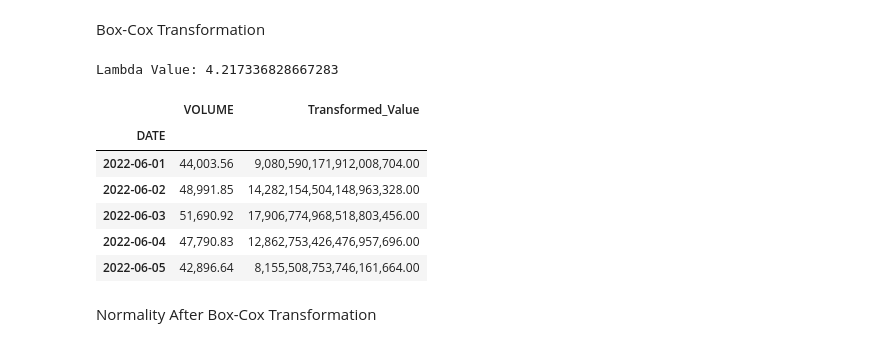
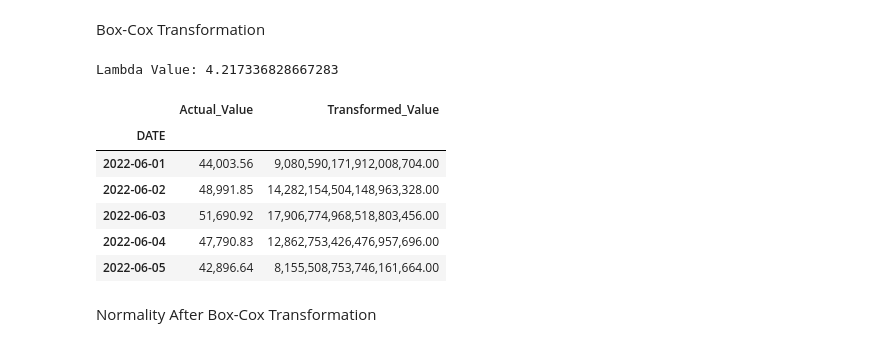
Before and after one commit to RizkiRiyadi/ForecastGasDemandKarawang, a Jupyter notebook: ForecastTest.ipynb, the cells around one changed output. Saved outputs shown, nothing was run; the diff lists cells and outputs as text; code cells hidden in the pictures.

```diff
--- a/ForecastTest.ipynb
+++ b/ForecastTest.ipynb
@@ -131,19 +176,20 @@ Box-Cox Transformation
 # %%
 # Apply Box-Cox transformation to the time series data
 transformed_data, lambda_value = boxcox(df['VOLUME'])
 
 # Create a new DataFrame with the transformed data
 transformed_df = pd.DataFrame({'Transformed_Value': transformed_data}, index=df.index)
 
 # Concatenate the original and transformed dataframes
 result_df = pd.concat([df, transformed_df], axis=1)
+result_df = result_df.rename(columns={'VOLUME':'Actual_Value'})
 
 # Print the combined DataFrame
 print("Lambda Value:", lambda_value)
 result_df.head()
 # %% [output]
 Lambda Value: 4.217336828667283
-|  | VOLUME | Transformed_Value |
+|  | Actual_Value | Transformed_Value |
 | DATE |  |  |
 | 2022-06-01 | 44,003.56 | 9,080,590,171,912,008,704.00 |
 | 2022-06-02 | 48,991.85 | 14,282,154,504,148,963,328.00 |
```
Also changed, not shown: parts of 4 cells of this notebook.
